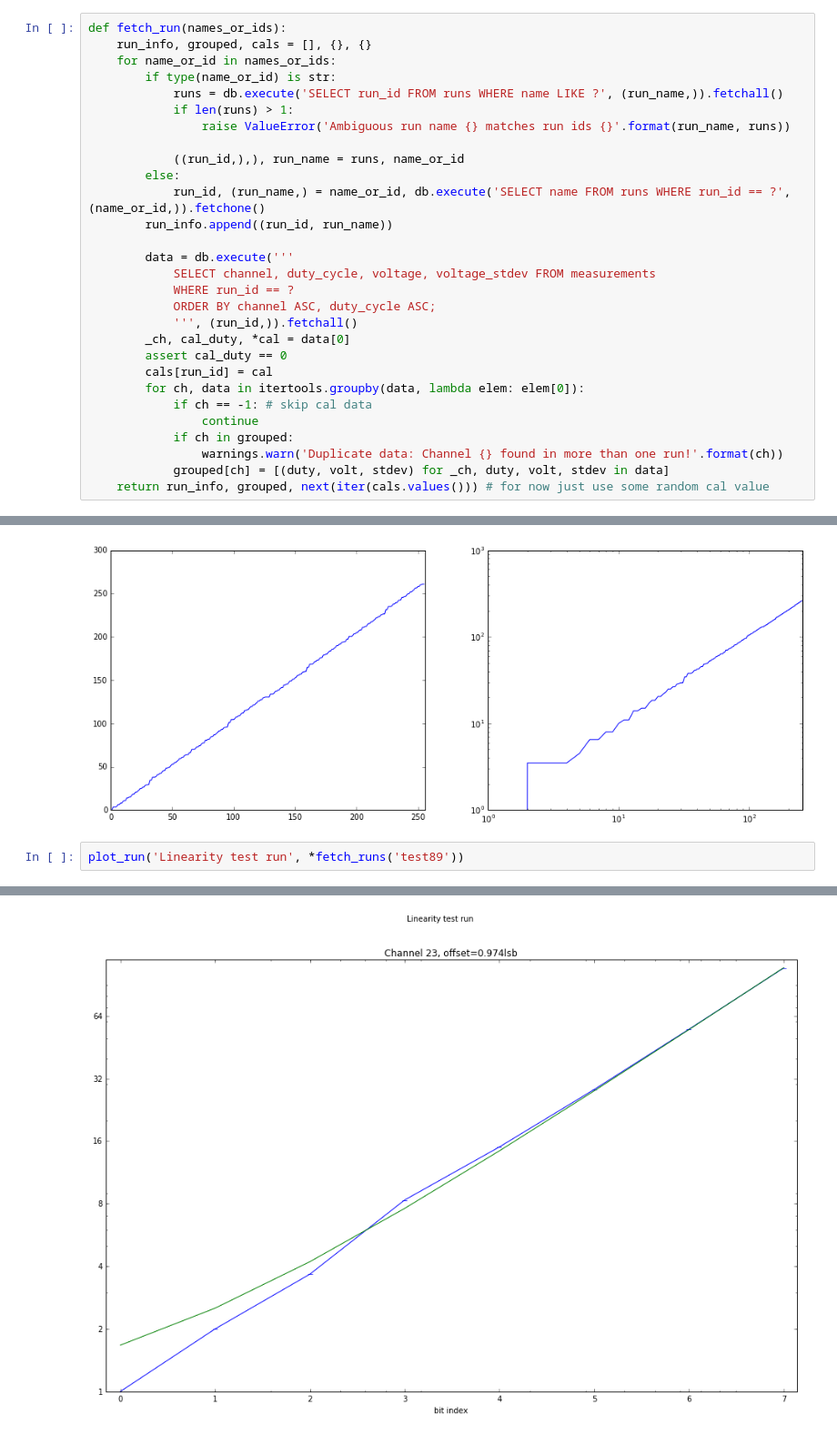
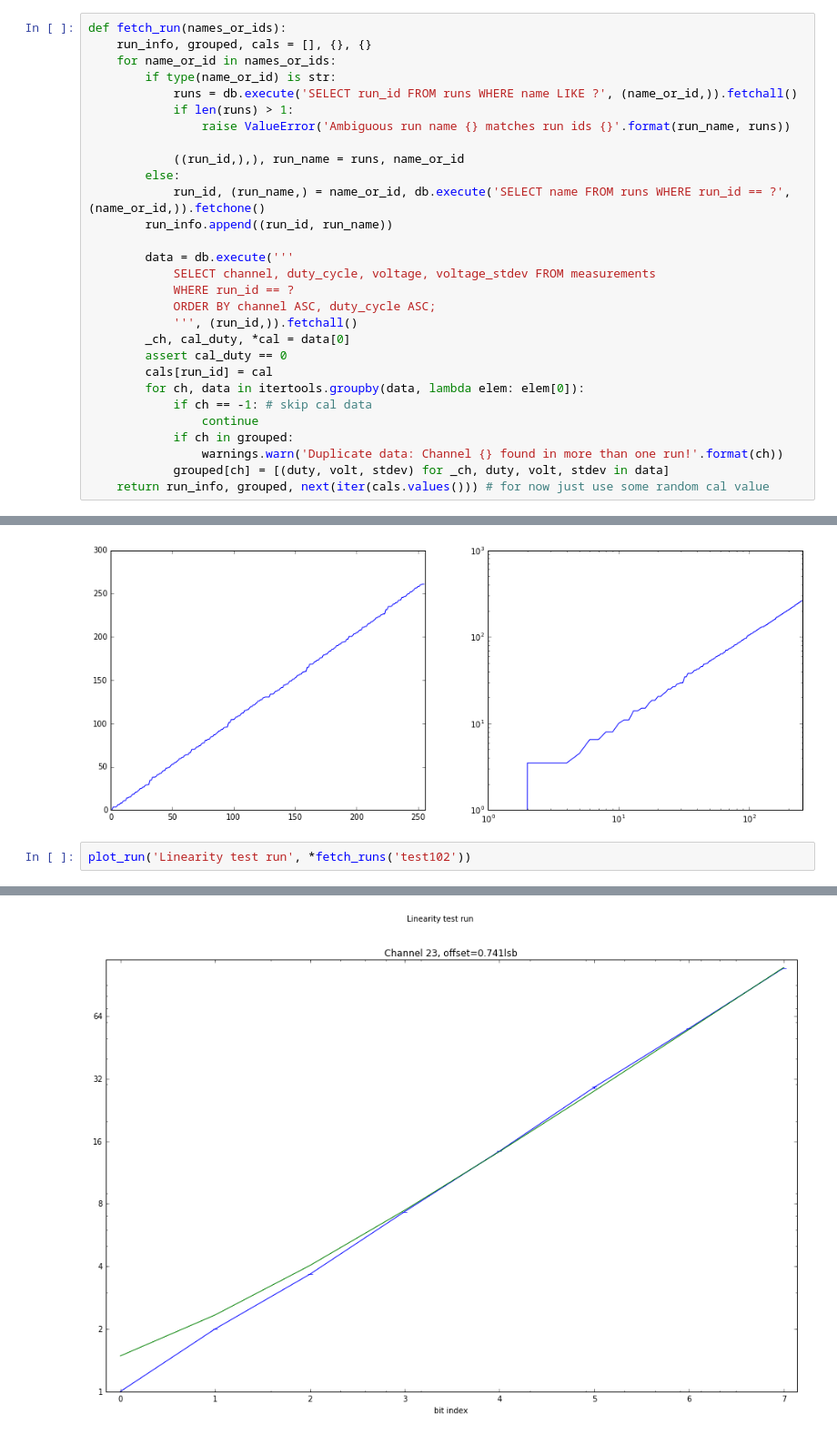
Before and after one commit to jaseg/dazhbog, a Jupyter notebook: firmware/Run_analysis.ipynb, the cells around one changed output, grey strips where cells are left out. Shown at 91% size. Cells and saved outputs as stored; diff of their text form.

```diff
--- a/firmware/Run_analysis.ipynb
+++ b/firmware/Run_analysis.ipynb
@@ -15,7 +15,7 @@ def fetch_run(names_or_ids):
     run_info, grouped, cals = [], {}, {}
     for name_or_id in names_or_ids:
         if type(name_or_id) is str:
-            runs = db.execute('SELECT run_id FROM runs WHERE name LIKE ?', (run_name,)).fetchall()
+            runs = db.execute('SELECT run_id FROM runs WHERE name LIKE ?', (name_or_id,)).fetchall()
             if len(runs) > 1:
                 raise ValueError('Ambiguous run name {} matches run ids {}'.format(run_name, runs))
 
@@ -150,5 +150,5 @@ plot_bitslide(improved_bitslide2(8, 2.5, 5))
 # %% [output]
 [figure]
 # %%
-plot_run('Linearity test run', *fetch_runs('test89'))
+plot_run('Linearity test run', *fetch_runs('test102'))
 # %% [output]
@@ -156 +156 @@ Channel 23 offset:  0.974lsb
-[figure, old version]
+[figure, new version]
```
Also changed, not shown: parts of 2 cells of this notebook, 2 other files.
